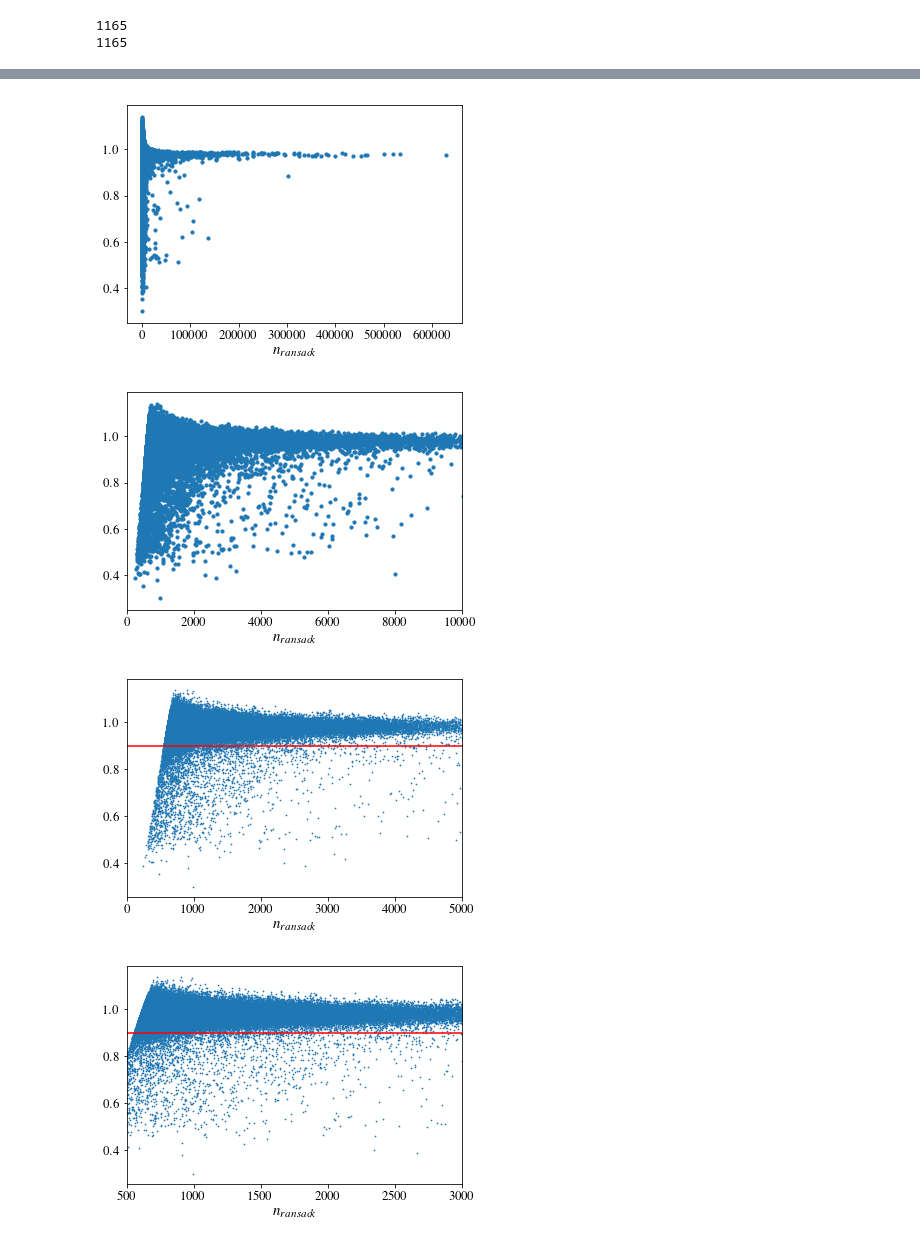
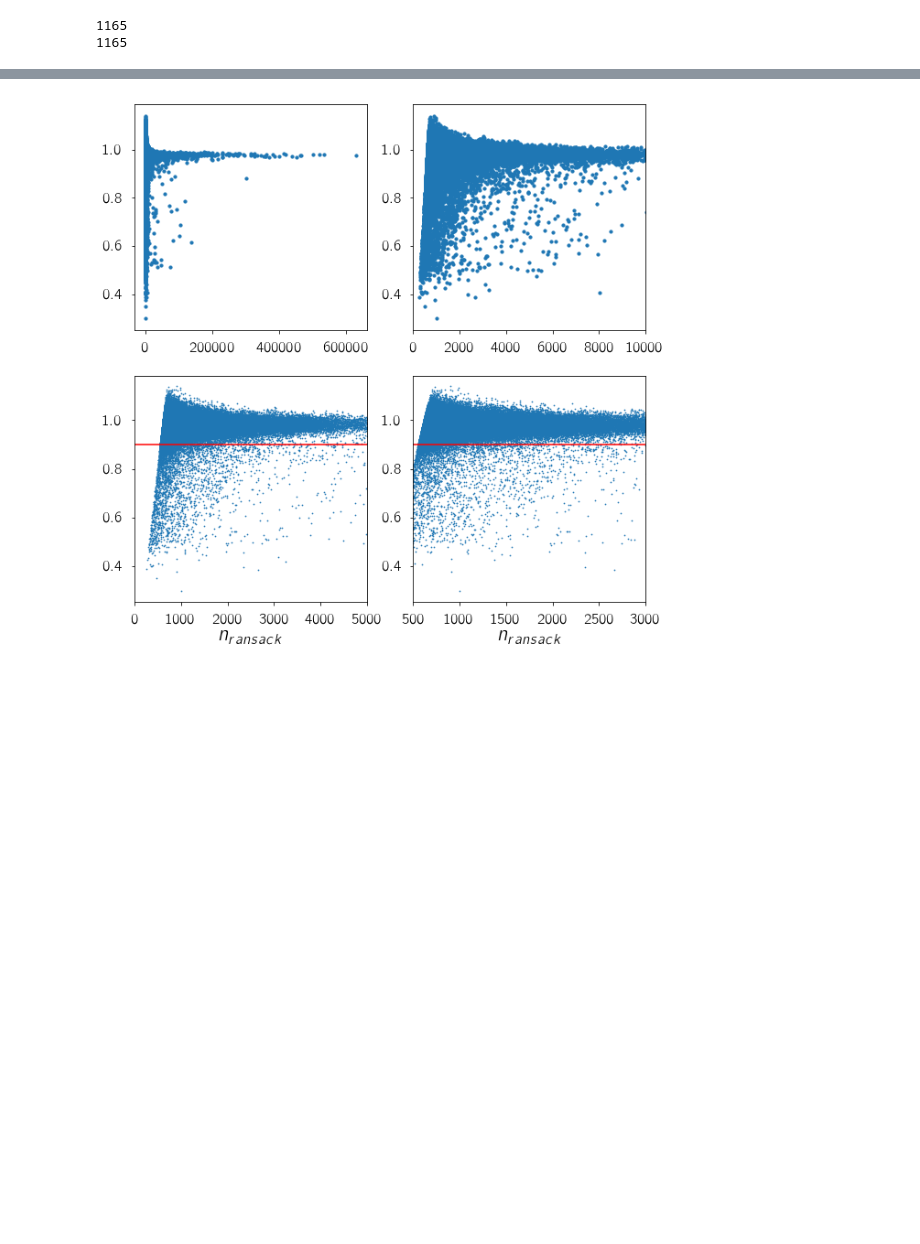
Before and after one commit to nityamd/SSFR_Env, a Jupyter notebook: notebooks/NASA Sloan Atlas Edge Effects.ipynb, the cells around one changed output, grey strips where cells are left out. Drawn from its saved outputs; the diff is of its cells as text; code cells hidden in the pictures; blank space fills up the shorter version.

```diff
--- a/notebooks/NASA Sloan Atlas Edge Effects.ipynb
+++ b/notebooks/NASA Sloan Atlas Edge Effects.ipynb
@@ -83,19 +114,19 @@ file3.close()
 ra = np.asarray(d2['RA'])
 dec = np.asarray(d2['DEC'])
 nsa = np.asarray(d2['NSAID'])
-plt.scatter(ra,dec, s = 0.01)
-plt.xlabel('RA')
-plt.ylabel('DEC')
-plt.title('Original SFRP')
-plt.show()
+
+fig, [ax1, ax2] = plt.subplots(1, 2, figsize = (16,6))
+ax1.scatter(ra,dec, s = 0.01)
+ax1.set_xlabel('RA')
+ax1.set_ylabel('DEC')
+ax1.set_title('Original SFRP')
 
 
 ra2 = np.asarray(d3['RA'])
 dec2 = np.asarray(d3['DEC'])
 nsa2 = np.asarray(d3['NSAID'])
-plt.scatter(ra2,dec2, s = 0.01)
-plt.xlabel('RA')
-plt.ylabel('DEC')
-plt.title('Original EDP')
+ax2.scatter(ra2,dec2, s = 0.01)
+ax2.set_xlabel('RA')
+ax2.set_title('Original EDP')
 plt.show()
 # %% [output]
@@ -458,37 +407,28 @@ median 1001.0 , 1027.37746284 , 1027.37746284
 # %%
-what = np.asarray([nc[i]/n_exp2[i] for i in range(len(nc))])
-
-plt.scatter(nc,what, s= 10)
-plt.xlabel(r'$n_{ransack}$')
-#plt.xlim(0,100)
-plt.show()
-
-plt.scatter(nc,what, s = 10)
-plt.xlim(0,10000)
-plt.xlabel(r'$n_{ransack}$')
-plt.show()
+residue = np.asarray([nc[i]/n_exp2[i] for i in range(len(nc))])
 
 
-plt.scatter(nc,what, s= 0.5)
-plt.xlim(0,5000)
-plt.xlabel(r'$n_{ransack}$')
-plt.plot([0,100,5000],[0.9,0.9,0.9], color = 'r')
+fig, [[ax1,ax2], [ax3,ax4]] = plt.subplots(2,2, figsize=(10,10))
+
+ax1.scatter(nc,what, s= 10)
+#ax1.xlabel(r'$n_{ransack}$')
+#plt.xlim(0,100)
+
+ax2.scatter(nc,what, s = 10)
+ax2.set_xlim(0,10000)
+#ax2.xlabel(r'$n_{ransack}$')
+ax3.scatter(nc,what, s= 0.5)
+ax3.set_xlim(0,5000)
+#plt.xlabel(r'$n_{ransack}$')
+
+ax3.plot([0,100,5000],[0.9,0.9,0.9], color = 'r')
+#plt.show()
+ax3.set_xlabel(r'$n_{ransack}$')
+ax4.scatter(nc,what, s= 0.5)
+ax4.set_xlim(500,3000)
+#ax4.set_xlabel(r'$n_{ransack}$')
+ax4.plot([0,100,5000],[0.9,0.9,0.9], color = 'r')
+ax4.set_xlabel(r'$n_{ransack}$')
 plt.show()
-
-
-plt.scatter(nc,what, s= 0.5)
-plt.xlim(500,3000)
-plt.xlabel(r'$n_{ransack}$')
-plt.plot([0,100,5000],[0.9,0.9,0.9], color = 'r')
-plt.show()
-
-plt.scatter(nc,what, s= 0.5)
-plt.xlim(1500,2500)
-plt.xlabel(r'$n_{ransack}$')
-plt.plot([0,100,5000],[0.9,0.9,0.9], color = 'r')
-plt.show()
 # %% [output]
-[figure, old version]
+[figure, new version]
-[figure, removed]
-[figure, removed]
-[figure, removed]
```
Also changed, not shown: parts of 42 cells of this notebook, 6 other files.
